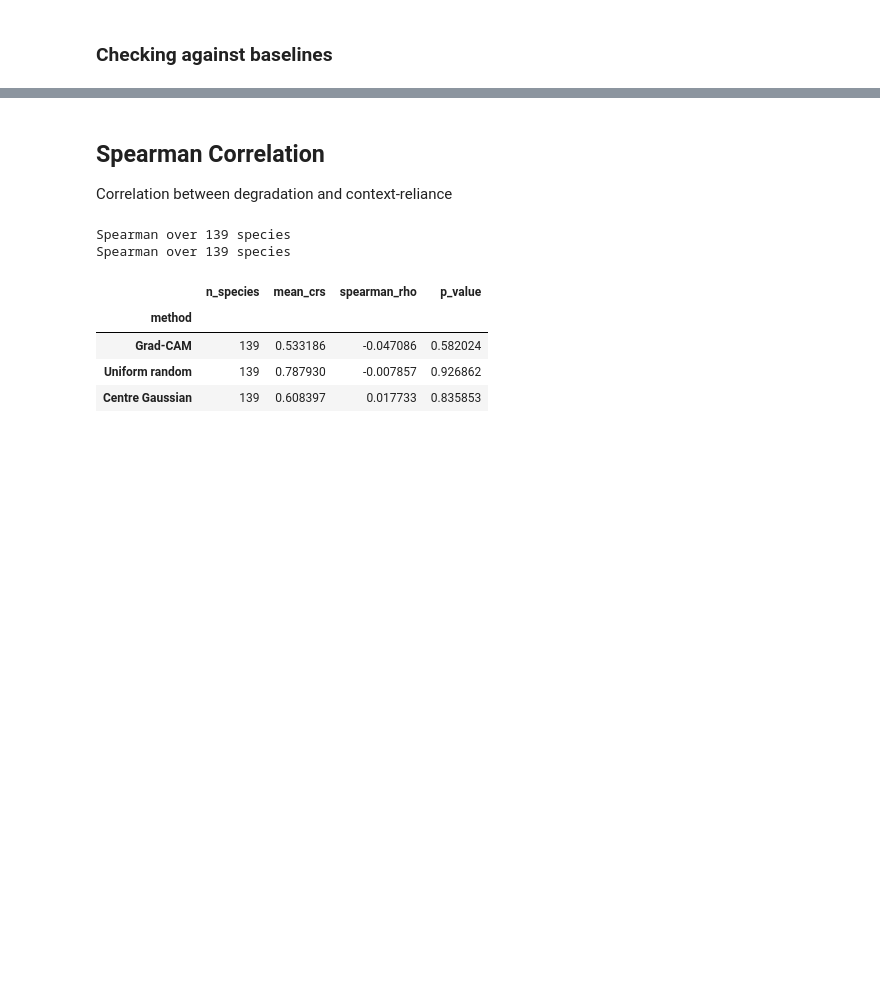
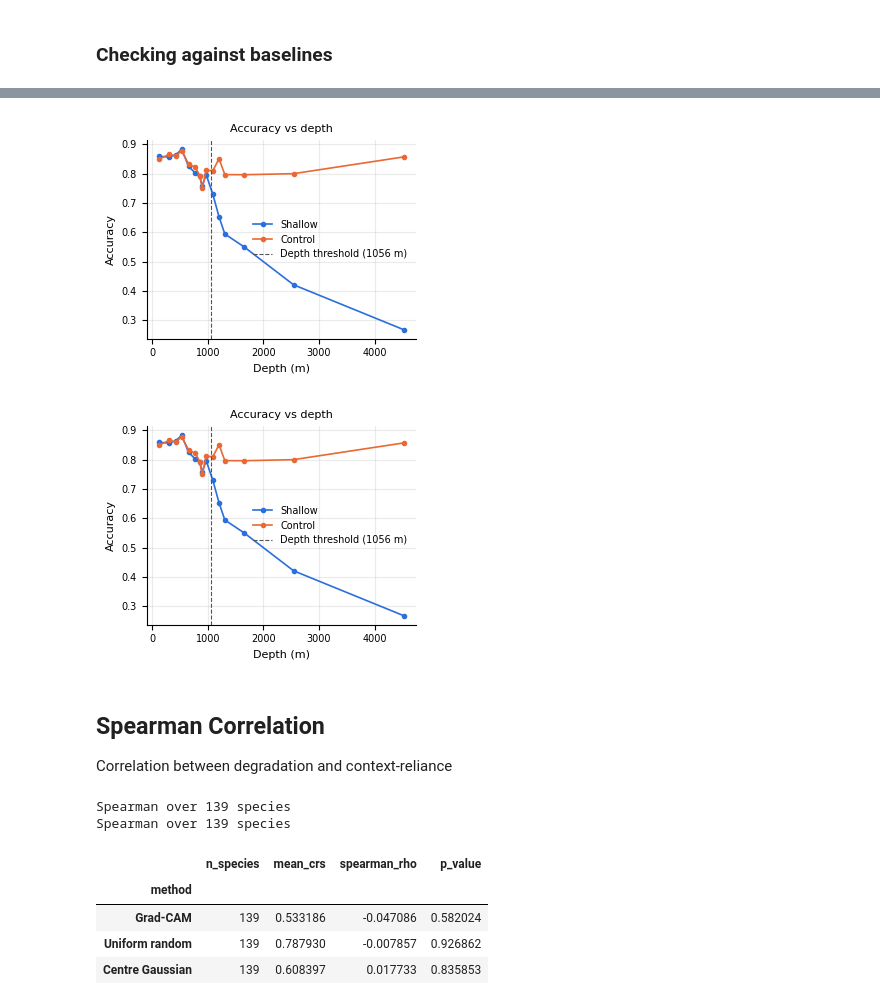
Before and after one commit to kay-asp/cv-project, a Jupyter notebook: analysis.ipynb, the cells around one changed output, grey strips where cells are left out. Saved outputs shown, nothing was run; the diff lists cells and outputs as text; code cells hidden in the pictures; blank space fills up the shorter version.

Commit message:
analysis extensions

```diff
--- a/analysis.ipynb
+++ b/analysis.ipynb
@@ -95,3 +93,16 @@ analysis.plot_baseline_comparison(crs_scores, uniform_crs, gaussian_crs, species
+# %%
+# degradation vs control
+# Accuracy vs depth curve for shallow-trained and control models
+predictions = pd.read_csv(os.path.join(config.RESULTS_DIR, 'predictions.csv'))
+depth_df = pd.read_csv(config.DEPTH_PATH)
+
+analysis.plot_accuracy_vs_depth(
+    predictions, depth_df,
+    depth_threshold=config.DEPTH_SHALLOW_MAX,
+    save_path='results/control_comparison.png')
+# %% [output]
+[figure, added]
+[figure, added]
 # %% [markdown]
 ## Spearman Correlation
 Correlation between degradation and context-reliance
```
Also changed, not shown: parts of 8 cells of this notebook, 17 other files.
